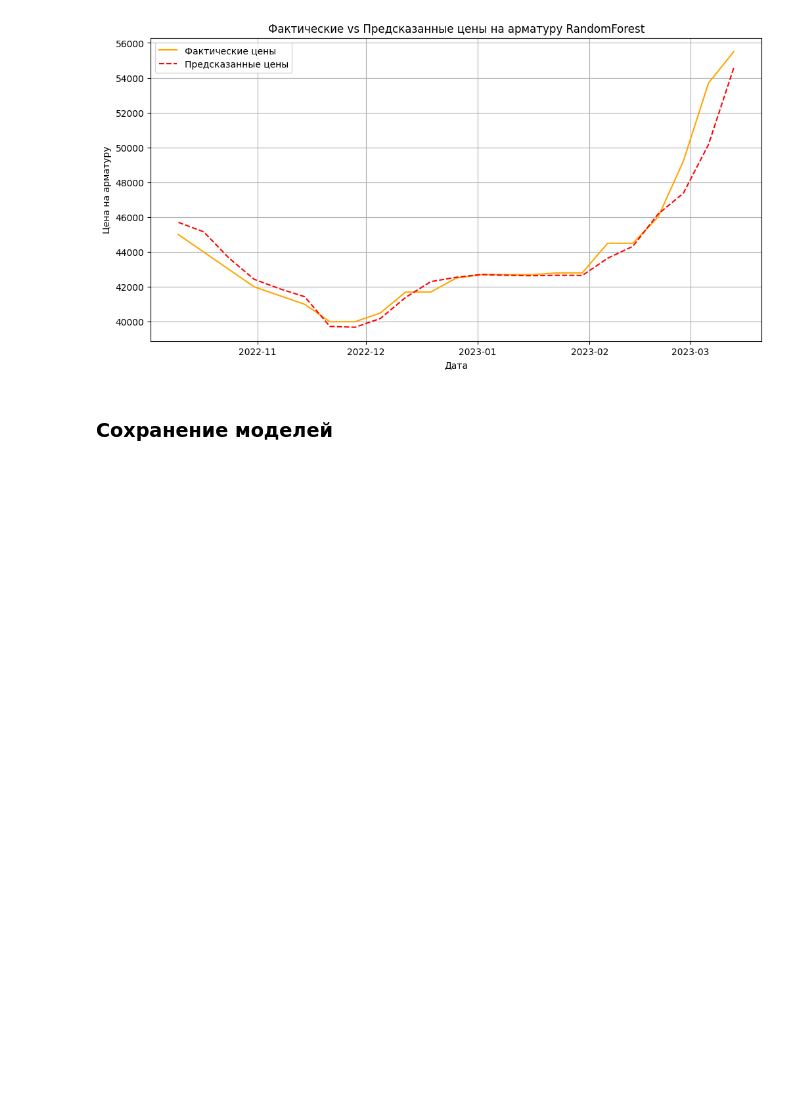
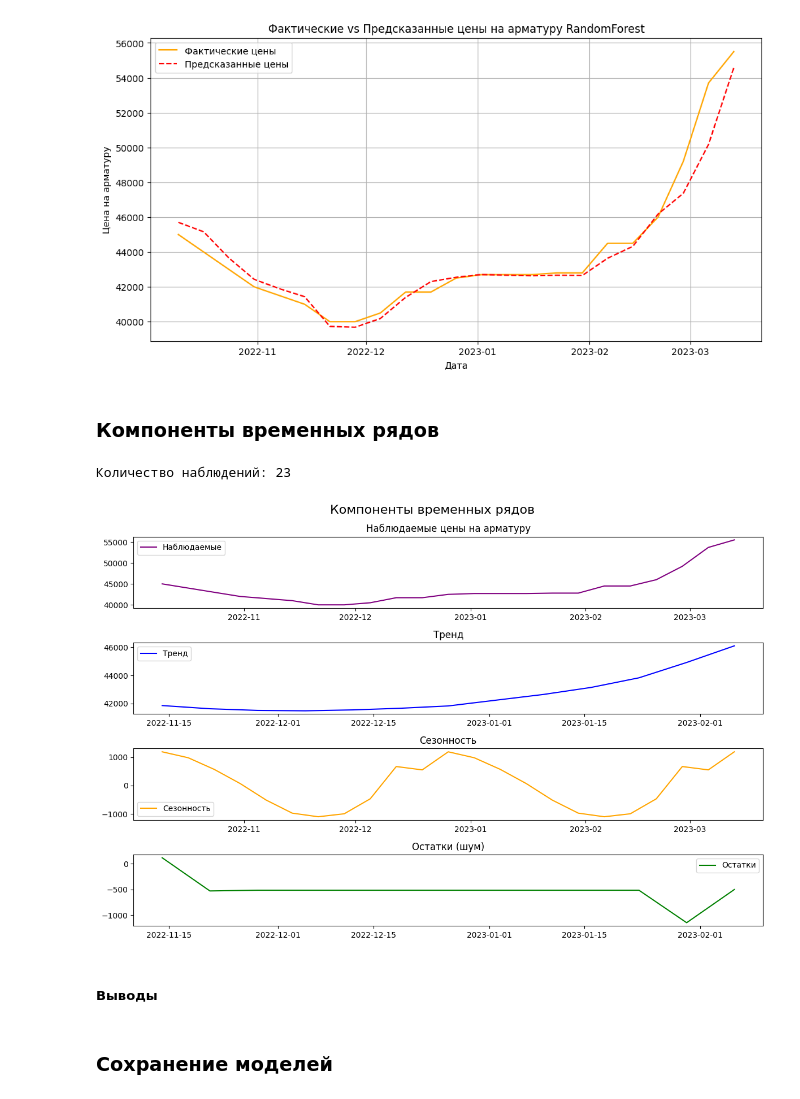
Before and after one commit to pogodaa/tretiy_intensiv, a Jupyter notebook: train.ipynb, the cells around one changed output. Cells and saved outputs as stored; diff of their text form; code cells hidden in the pictures; blank space fills up the shorter version.

Commit message:
Komponenty_vremennix_ryadov
add_graphiki

```diff
--- a/train.ipynb
+++ b/train.ipynb
@@ -405,3 +408,63 @@ plt.grid()
 plt.show()
 # %% [output]
 [figure]
+# %% [markdown]
+### Компоненты временных рядов
+# %%
+def comp_vrem_ryadov():
+      # Загрузка данных
+      test_data = test.copy()
+
+      # Убедитесь, что 'dt' является индексом
+      test_data['dt'] = pd.to_datetime(test_data['dt'])
+      test_data.set_index('dt', inplace=True)
+
+      # Проверка количества наблюдений
+      n_observations = len(test_data)
+      print(f"Количество наблюдений: {n_observations}")
+
+      # Установка периода
+      period = 11.5
+
+      # Декомпозиция временного ряда
+      decomposition = seasonal_decompose(test_data['Цена на арматуру'], model='additive', period=int(period))
+
+      # Создание графика для отображения всех компонентов
+      plt.figure(figsize=(12, 8))
+
+      # Общий заголовок
+      plt.suptitle('Компоненты временных рядов', fontsize=16)
+
+      # Наблюдаемые значения
+      plt.subplot(4, 1, 1)
+      plt.plot(test_data['Цена на арматуру'], label='Наблюдаемые', color='purple')
+      plt.title('Наблюдаемые цены на арматуру')
+      plt.legend()
+
+      # Тренд
+      plt.subplot(4, 1, 2)
+      plt.plot(decomposition.trend, label='Тренд', color='blue')
+      plt.title('Тренд')
+      plt.legend()
+
+      # Сезонность
+      plt.subplot(4, 1, 3)
+      plt.plot(decomposition.seasonal, label='Сезонность', color='orange')
+      plt.title('Сезонность')
+      plt.legend()
+
+      # Остатки (шум)
+      plt.subplot(4, 1, 4)
+      plt.plot(decomposition.resid, label='Остатки', color='green')
+      plt.title('Остатки (шум)')
+      plt.legend()
+
+      plt.tight_layout()
+      plt.show()
+
+comp_vrem_ryadov()
+# %% [output]
+Количество наблюдений: 23
+[figure, added]
+# %% [markdown]
+##### Выводы
```
Also changed, not shown: parts of 6 cells of this notebook, 6 other files.
